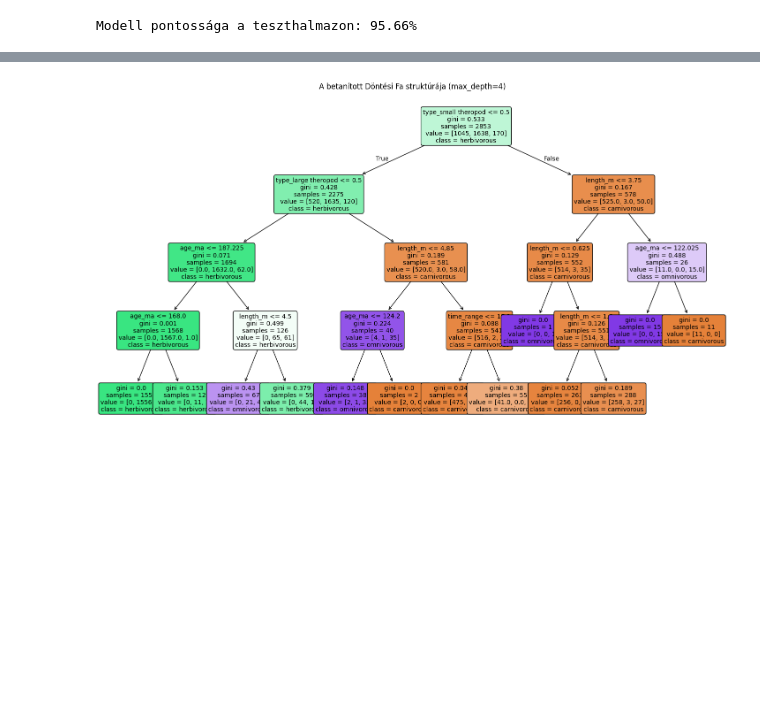
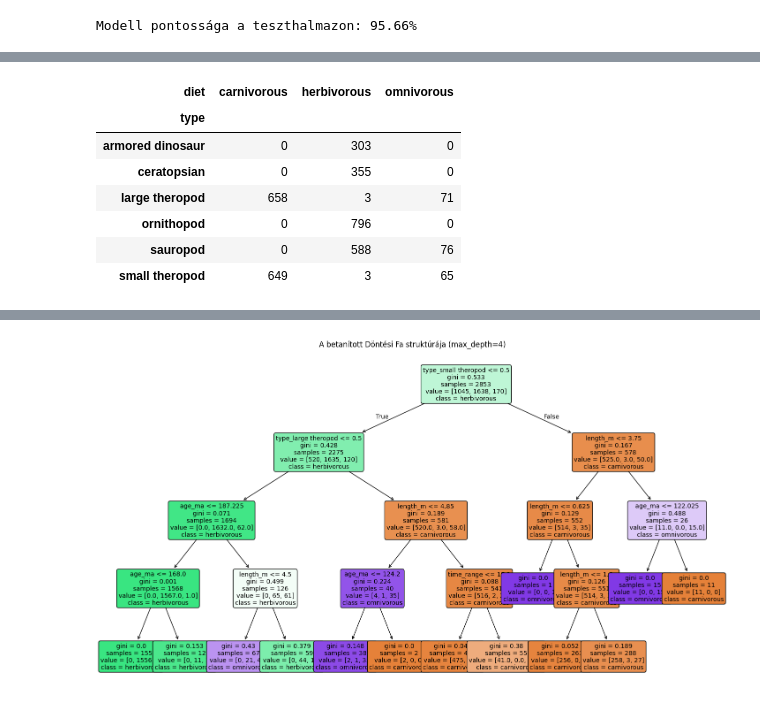
Before and after one commit to MTZBRN/dino-project, a Jupyter notebook: dino_project.ipynb, the cells around one changed output, grey strips where cells are left out. Cells and saved outputs as stored; diff of their text form; code cells hidden in the pictures; blank space fills up the shorter version.

```diff
--- a/dino_project.ipynb
+++ b/dino_project.ipynb
@@ -338,0 +557,14 @@ weighted avg       0.95      0.96      0.95       714
+# %%
+pd.crosstab(
+    df['type'],
+    df['diet']
+)
+# %% [output]
+| diet | carnivorous | herbivorous | omnivorous |
+| type |  |  |  |
+| armored dinosaur | 0 | 303 | 0 |
+| ceratopsian | 0 | 355 | 0 |
+| large theropod | 658 | 3 | 71 |
+| ornithopod | 0 | 796 | 0 |
+| sauropod | 0 | 588 | 76 |
+| small theropod | 649 | 3 | 65 |
```
Also changed, not shown: parts of 28 cells of this notebook.
